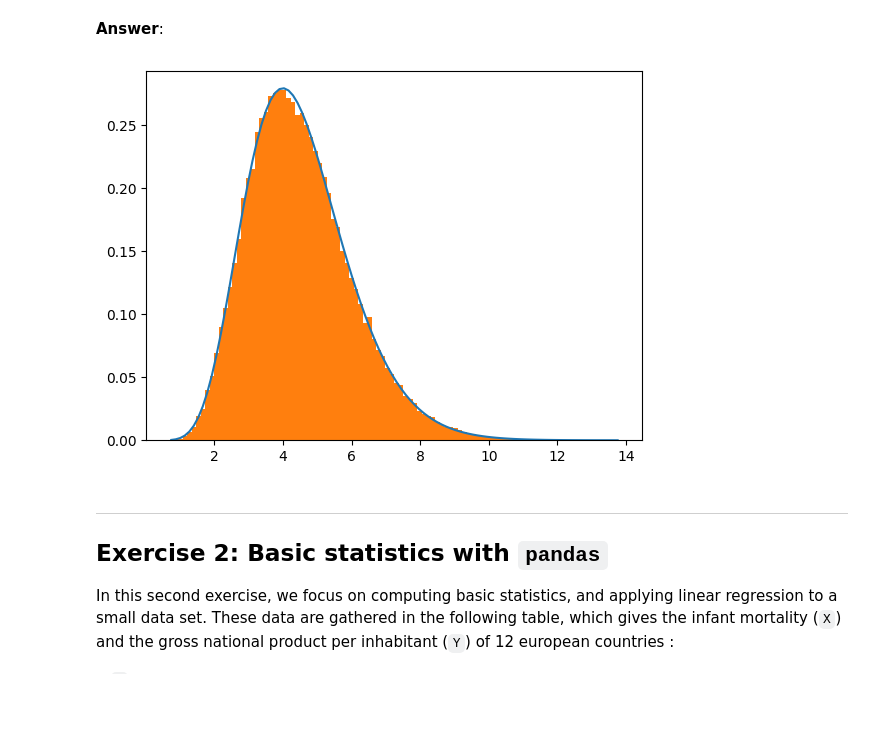
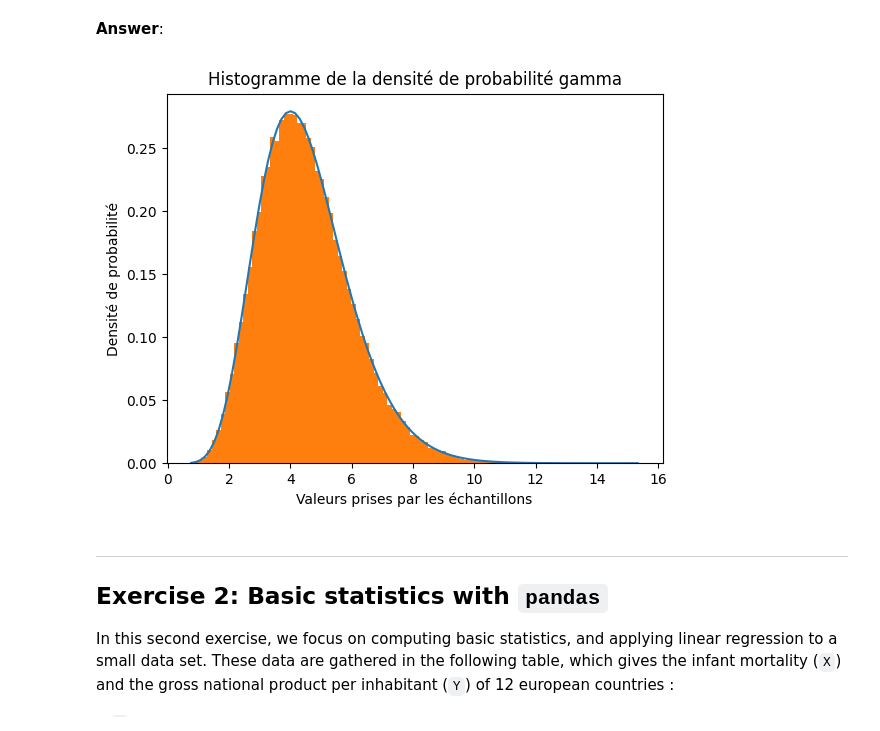
Before and after one commit to mcaron01/python_sdia, a Jupyter notebook: Labs/Lab2/lab2.ipynb, the cells around one changed output. Cells and saved outputs as stored; diff of their text form; code cells hidden in the pictures; blank space fills up the shorter version.

```diff
--- a/Labs/Lab2/lab2.ipynb
+++ b/Labs/Lab2/lab2.ipynb
@@ -95,17 +99,26 @@ plt.show()
 # %% [markdown]
 **Answer**:
 # %%
-# your code
 import scipy.stats as stats
 #Récupération des points pour tracer la fonction de densité de gamma, en prenant les centres des bins
 bin_centers = (bins[:-1] + bins[1:]) / 2
 #Caclcul de la fonction de densité
 tab = stats.gamma.pdf(bin_centers, alpha, scale = 1/beta)
 plt.plot(bin_centers, tab)
 plt.hist(distribution, bins=100, density=True)
+
+# Titre et légende
+plt.title('Histogramme de la densité de probabilité gamma')
+plt.xlabel('Valeurs prises par les échantillons')
+plt.ylabel('Densité de probabilité')
+
+# On sauvegarde la figure en format .png
+plt.savefig('img/exercice1_histogram_density_function.png')
+
+# Affichage de la figure
 plt.show()
 # %% [output]
-[figure, old version]
+[figure, new version]
 # %% [markdown]
 ---
 ## <a name="ex2">Exercise 2: Basic statistics with `pandas`</a>
```
Also changed, not shown: parts of 18 cells of this notebook, 3 other files.
